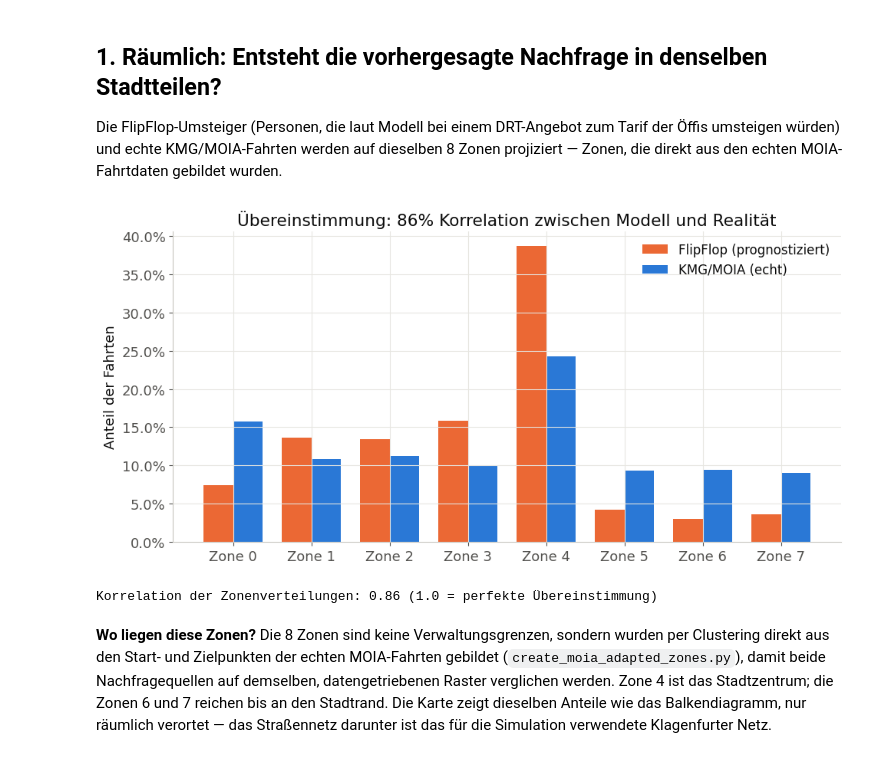
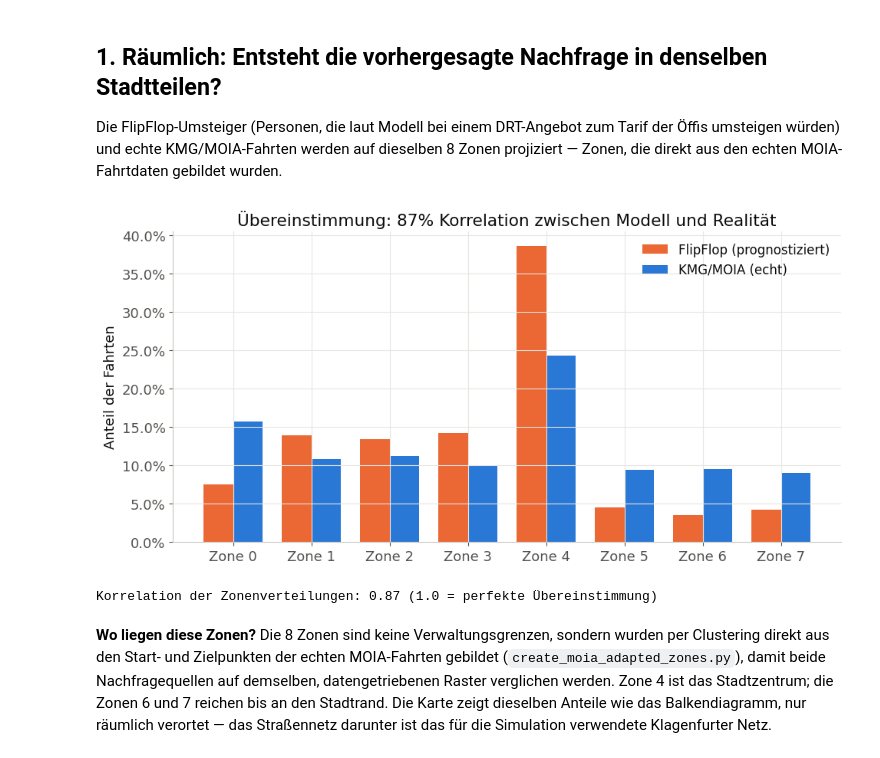
Before and after one commit to Createdd/fleet_hypothesistests, a Jupyter notebook: studies/flipflop_drt_integration_pilot/analysis/consortium_presentation_flipflop_validation.ipynb, the cells around one changed output. Cells and saved outputs as stored; diff of their text form; code cells hidden in the pictures.

```diff
--- a/studies/flipflop_drt_integration_pilot/analysis/consortium_presentation_flipflop_validation.ipynb
+++ b/studies/flipflop_drt_integration_pilot/analysis/consortium_presentation_flipflop_validation.ipynb
@@ -62,54 +60,32 @@ Setup ok.
 
 Die FlipFlop-Umsteiger (Personen, die laut Modell bei einem DRT-Angebot zum Tarif der Öffis umsteigen würden) und echte KMG/MOIA-Fahrten werden auf dieselben 8 Zonen projiziert — Zonen, die direkt aus den echten MOIA-Fahrtdaten gebildet wurden.
 # %%
-baseline = pd.read_csv(BASELINE_FILE, usecols=['draw', 'trip_id', 'drawn_mode', 'starting_time', 'lat_start', 'lon_start', 'lat_end', 'lon_end'], parse_dates=['starting_time'])
-baseline = baseline[(baseline['draw'] == DRAW) & (baseline['starting_time'].dt.hour >= START_HOUR) & (baseline['starting_time'].dt.hour < END_HOUR)].copy()
-drt = pd.read_csv(DRT_FILE, usecols=['draw', 'trip_id', 'drawn_mode'])
-drt = drt[drt['draw'] == DRAW]
-
 moia = pd.read_csv(MOIA_FILE)
-moia_x = pd.concat([moia['origin_x'], moia['destination_x']])
-moia_y = pd.concat([moia['origin_y'], moia['destination_y']])
-in_moia_frame = (
-    baseline['lon_start'].between(moia_x.min(), moia_x.max())
-    & baseline['lat_start'].between(moia_y.min(), moia_y.max())
-    & baseline['lon_end'].between(moia_x.min(), moia_x.max())
-    & baseline['lat_end'].between(moia_y.min(), moia_y.max())
-)
-baseline = baseline[in_moia_frame].copy()
-merged = baseline.merge(drt, on='trip_id', suffixes=('_base', '_drt'))
-switchers = merged[(merged['drawn_mode_base'] != 'PT') & (merged['drawn_mode_drt'] == 'PT')].copy()
-
-zones = gpd.read_file(ZONE_POLYGONS)
-
-def zone_shares(lons, lats):
-    points = gpd.GeoDataFrame(geometry=[Point(x, y) for x, y in zip(lons, lats)], crs='EPSG:4326')
-    joined = gpd.sjoin(points, zones, how='left', predicate='within')
-    counts = joined['zone_id'].value_counts(dropna=False).reindex(zones['zone_id'], fill_value=0)
-    return counts / counts.sum()
-
-flipflop_shares = zone_shares(switchers['lon_start'], switchers['lat_start'])
-moia_shares = zone_shares(moia['origin_x'], moia['origin_y'])
+_, merged = kf.load_mode_choice(moia)          # alle 5 Ziehungen, ganzer Tag, Bediengebiet = MOIA-Rahmen
+switchers = kf.switchers_of(merged)            # nicht ÖV im Ist-Zustand, ÖV/DRT im Szenario DRT_Kostenx1
+zones = kf.load_zones()
+flipflop_shares, _ = kf.zone_shares(switchers['lon_start'], switchers['lat_start'], zones)
+moia_shares, _ = kf.zone_shares(moia['origin_x'], moia['origin_y'], zones)
 correlation = flipflop_shares.corr(moia_shares)
 
 fig, ax = plt.subplots(figsize=(10, 5))
 x = np.arange(len(zones))
 width = 0.38
 ax.bar(x - width / 2, flipflop_shares, width, color=ORANGE, label='FlipFlop (prognostiziert)')
 ax.bar(x + width / 2, moia_shares, width, color=BLUE, label='KMG/MOIA (echt)')
 ax.set_xticks(x)
 ax.set_xticklabels([f'Zone {z}' for z in zones['zone_id']])
 ax.set_ylabel('Anteil der Fahrten')
 ax.yaxis.set_major_formatter(mticker.PercentFormatter(xmax=1))
 ax.set_title(f'Übereinstimmung: {correlation:.0%} Korrelation zwischen Modell und Realität')
 ax.legend(frameon=False, fontsize=12)
 fig.tight_layout()
 plt.show()
 
 print(f'Korrelation der Zonenverteilungen: {correlation:.2f} (1.0 = perfekte Übereinstimmung)')
 # %% [output]
-[figure, old version]
+[figure, new version]
-Korrelation der Zonenverteilungen: 0.86 (1.0 = perfekte Übereinstimmung)
+Korrelation der Zonenverteilungen: 0.87 (1.0 = perfekte Übereinstimmung)
 # %% [markdown]
 **Wo liegen diese Zonen?** Die 8 Zonen sind keine Verwaltungsgrenzen, sondern wurden per Clustering direkt aus den Start- und Zielpunkten der echten MOIA-Fahrten gebildet (`create_moia_adapted_zones.py`), damit beide Nachfragequellen auf demselben, datengetriebenen Raster verglichen werden. Zone 4 ist das Stadtzentrum; die Zonen 6 und 7 reichen bis an den Stadtrand. Die Karte zeigt dieselben Anteile wie das Balkendiagramm, nur räumlich verortet — das Straßennetz darunter ist das für die Simulation verwendete Klagenfurter Netz.
 # %%
```
Also changed, not shown: parts of 7 cells of this notebook, 17 other files.
